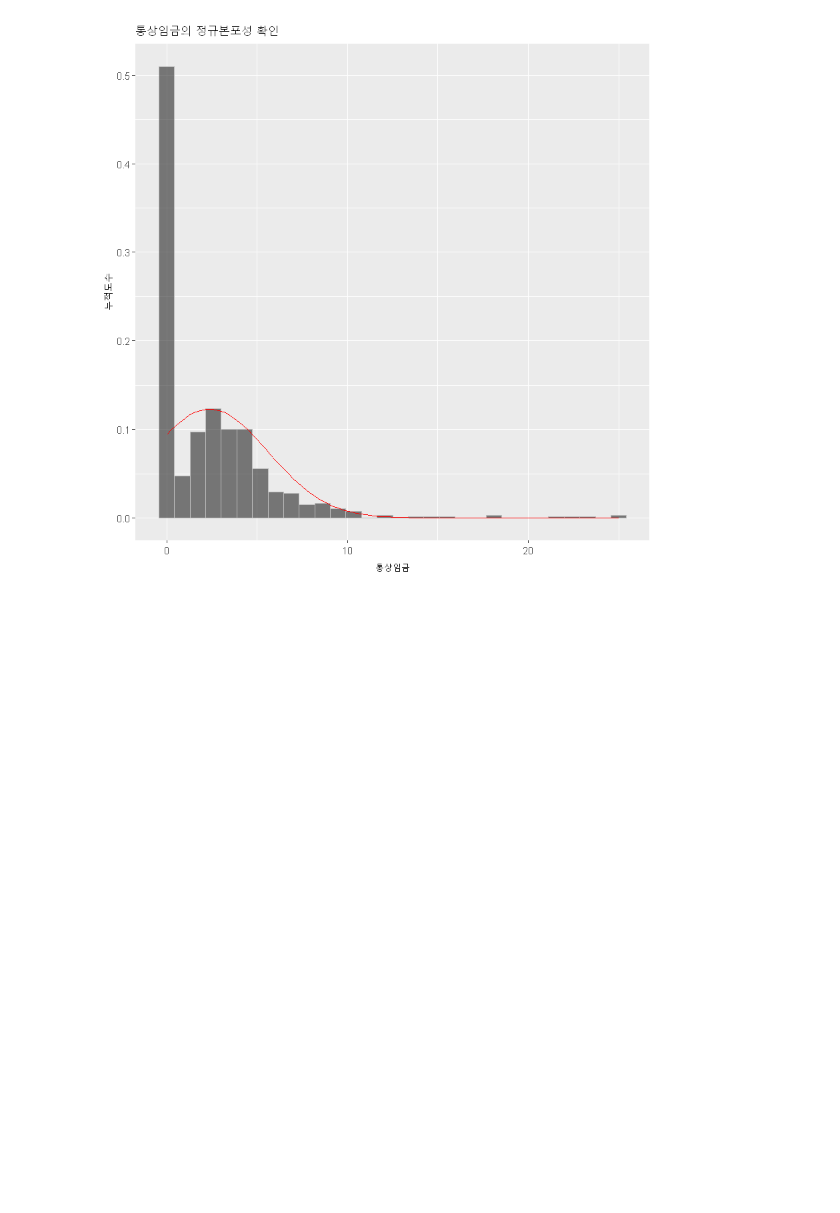
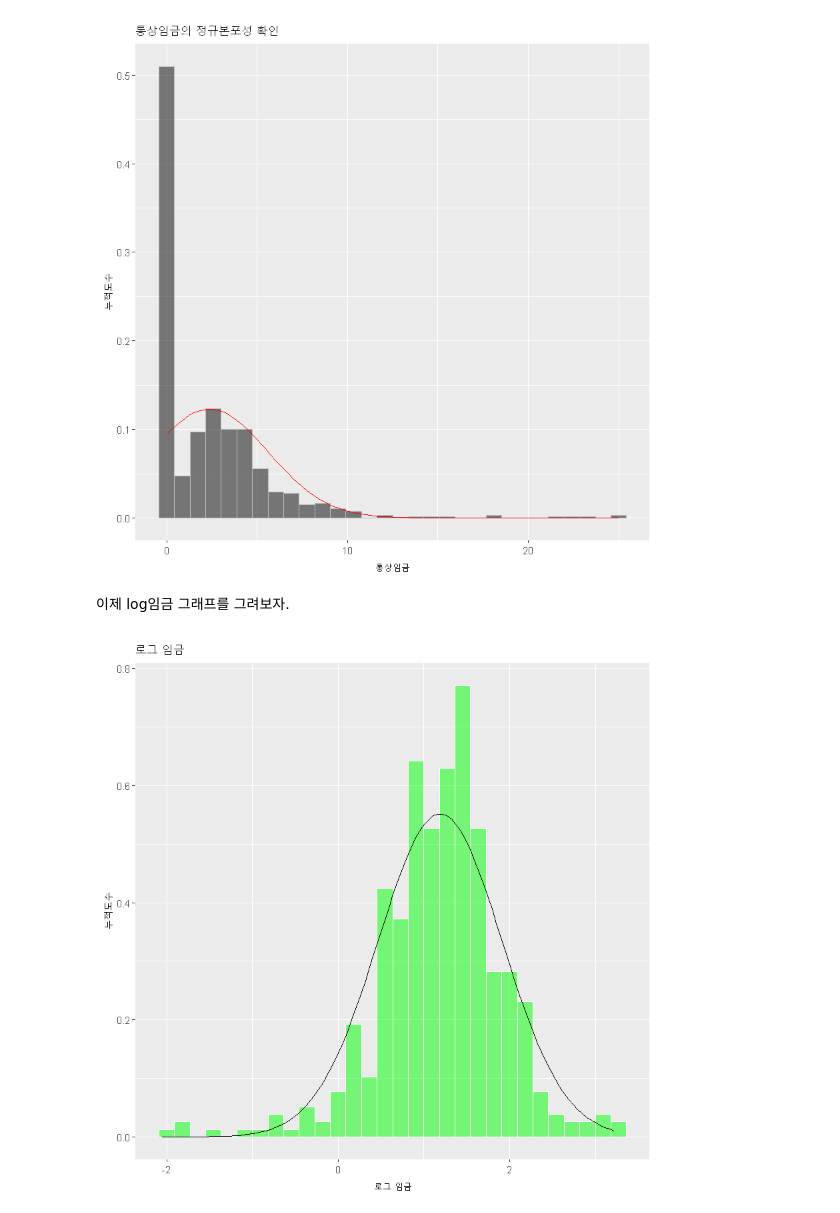
Before and after one commit to drtagkim/education, a Jupyter notebook: 회귀분석1.ipynb, the cells around one changed output. Saved outputs shown, nothing was run; the diff lists cells and outputs as text; code cells hidden in the pictures; blank space fills up the shorter version.

```diff
--- a/회귀분석1.ipynb
+++ b/회귀분석1.ipynb
@@ -158,3 +158,13 @@ fig1<-ggplot(PSID1976,aes(x=wage))+
 suppressWarnings(suppressMessages(print(fig1)))
 # %% [output]
 [figure]
+# %% [markdown]
+이제 log임금 그래프를 그려보자.
+# %%
+fig2<-ggplot(PSID1976,aes(x=logwage))+
+    geom_histogram(aes(y=..density..),alpha=0.5,fill='green',col='white',na.rm=TRUE)+
+    stat_function(fun=dnorm,args=list(mean=mean(PSID1976$logwage,na.rm=TRUE),sd=sd(PSID1976$logwage,na.rm=TRUE)))+
+    labs(title="로그 임금",x="로그 임금",y="누적도수")
+suppressWarnings(suppressMessages(print(fig2)))
+# %% [output]
+[figure, added]
```
Also changed, not shown: parts of 14 cells of this notebook.
